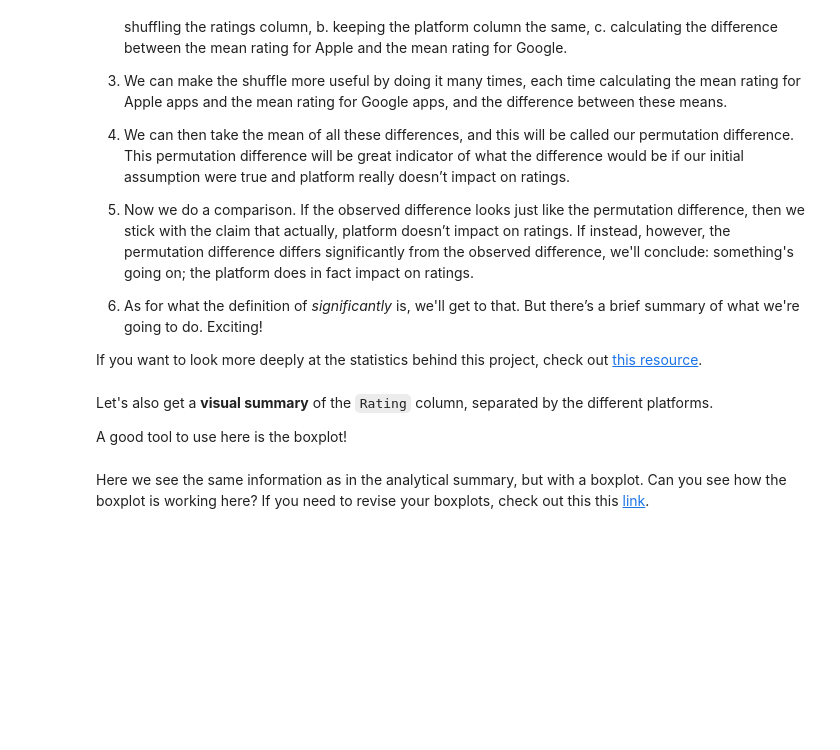
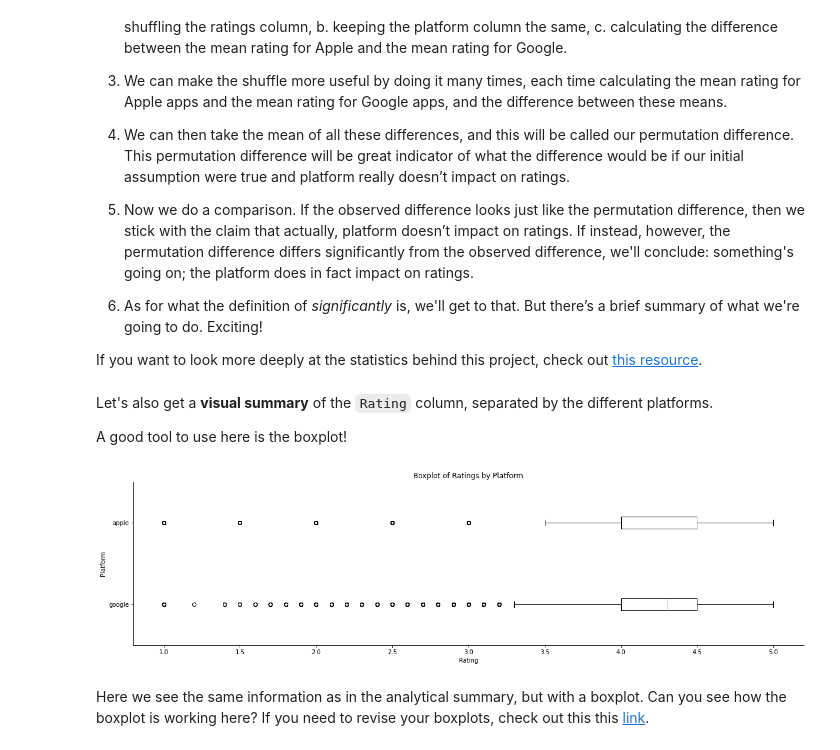
Before and after one commit to dj-m/HypothesisTesting, a Jupyter notebook: notebooks/AppsProject.ipynb, the cells around one changed output. Saved outputs shown, nothing was run; the diff lists cells and outputs as text; code cells hidden in the pictures; blank space fills up the shorter version.

```diff
--- a/notebooks/AppsProject.ipynb
+++ b/notebooks/AppsProject.ipynb
@@ -413,3 +415,17 @@ _ _ _
+# %%
+# Call the boxplot() method on our df.
+fig, ax = plt.subplots(figsize=(20, 5))
+ax.spines['top'].set_visible(False)
+ax.spines['right'].set_visible(False)
+ax.boxplot([df.Rating[df.platform == 'google'],df.Rating[df.platform != 'google']],
+                vert = False,
+                labels = ['google','apple'])
+ax.set_title('Boxplot of Ratings by Platform')
+_ = plt.xlabel('Rating')
+_ = plt.ylabel('Platform')
+plt.show()
+# %% [output]
+[figure, added]
 # %% [markdown]
 Here we see the same information as in the analytical summary, but with a boxplot. Can you see how the boxplot is working here? If you need to revise your boxplots, check out this this [link](https://www.kaggle.com/ramamet4/app-store-apple-data-set-10k-apps).
 # %% [markdown]
```
Also changed, not shown: parts of 2 cells of this notebook.
